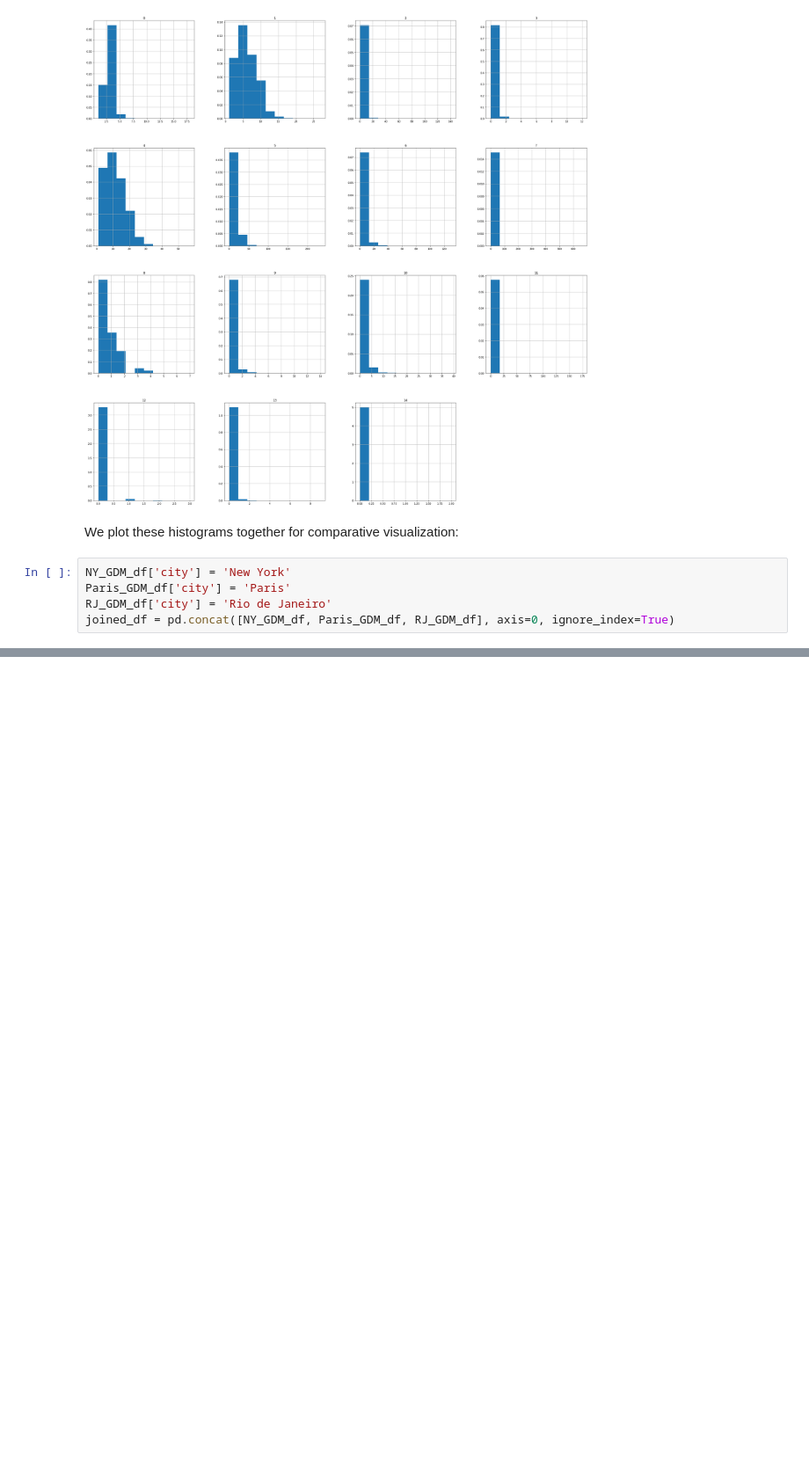
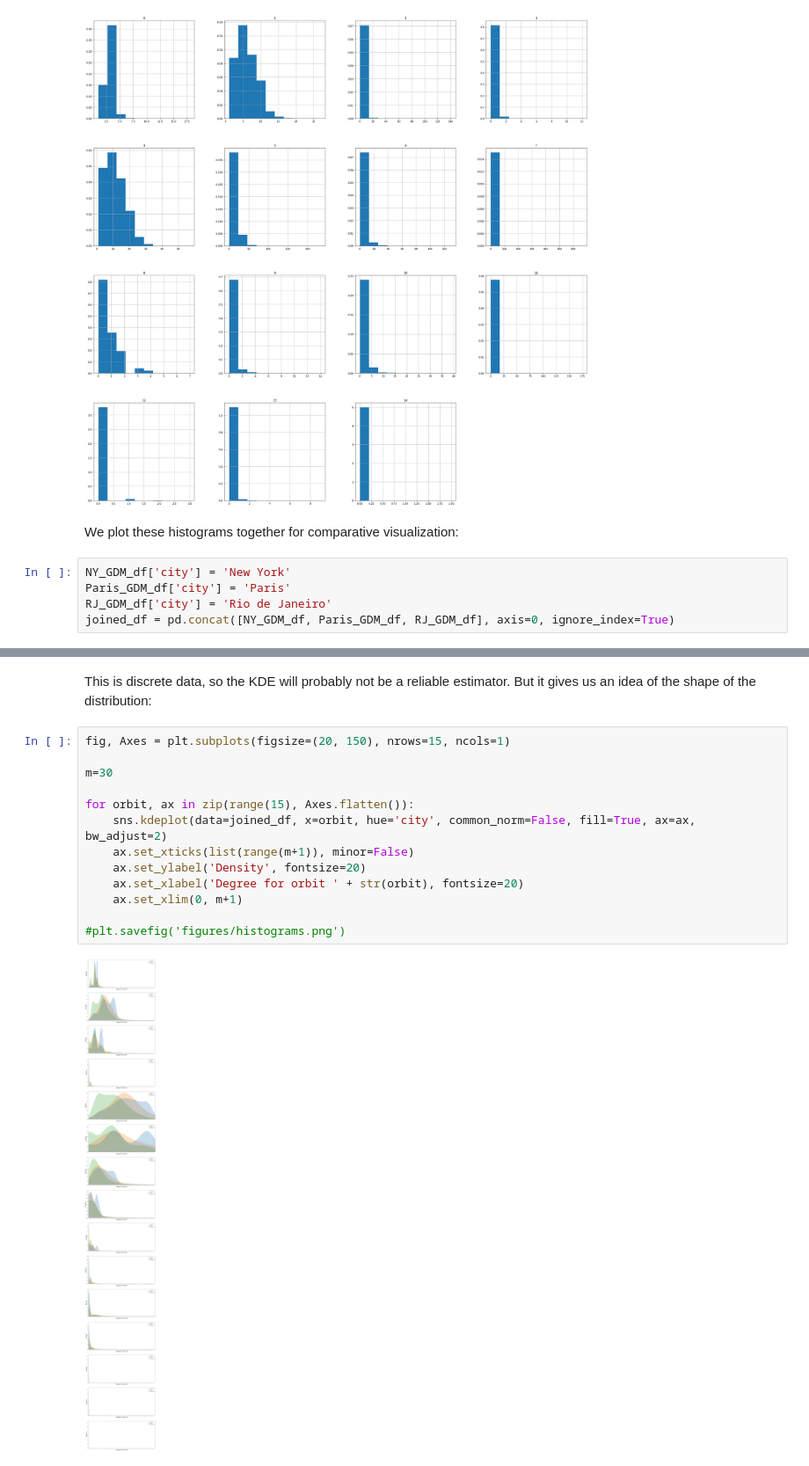
Before and after one commit to gsagostini/urban-graphlets, a Jupyter notebook: notebooks/10-25_graphlet_power_laws.ipynb, the cells around one changed output, grey strips where cells are left out. Shown at 88% size. Cells and saved outputs as stored; diff of their text form; blank space fills up the shorter version.

```diff
--- a/notebooks/10-25_graphlet_power_laws.ipynb
+++ b/notebooks/10-25_graphlet_power_laws.ipynb
@@ -80,0 +96,17 @@ plt.savefig('figures/histograms.png')
+# %% [markdown]
+This is discrete data, so the KDE will probably not be a reliable estimator. But it gives us an idea of the shape of the distribution:
+# %%
+fig, Axes = plt.subplots(figsize=(20, 150), nrows=15, ncols=1)
+
+m=30
+
+for orbit, ax in zip(range(15), Axes.flatten()):
+    sns.kdeplot(data=joined_df, x=orbit, hue='city', common_norm=False, fill=True, ax=ax, bw_adjust=2)
+    ax.set_xticks(list(range(m+1)), minor=False)
+    ax.set_ylabel('Density', fontsize=20)
+    ax.set_xlabel('Degree for orbit ' + str(orbit), fontsize=20)
+    ax.set_xlim(0, m+1)
+
+#plt.savefig('figures/histograms.png')
+# %% [output]
+[figure, added]
```
Also changed, not shown: parts of 2 cells of this notebook, 1 other file.
